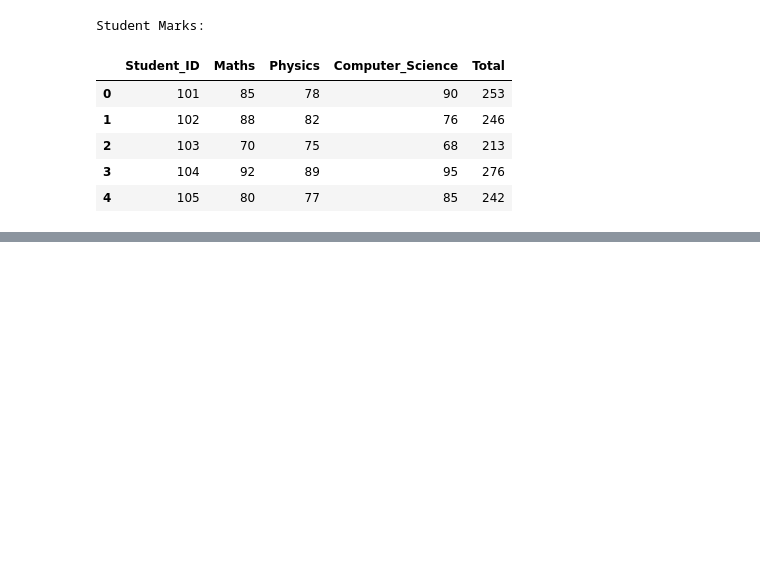
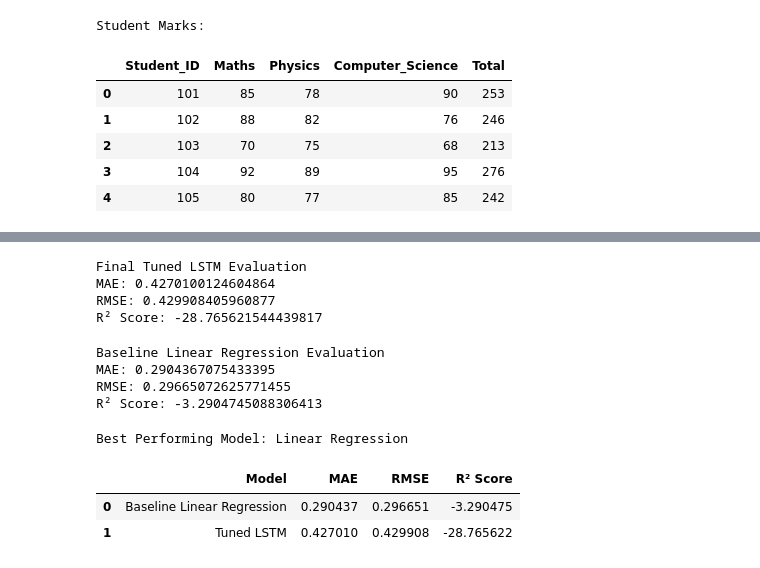
Before and after one commit to NasirAhammed810/Smart-Energy-Consumption-Analysis, a Jupyter notebook: Smart_Energy_Analysis.ipynb, the cells around one changed output, grey strips where cells are left out. Cells and saved outputs as stored; diff of their text form; code cells hidden in the pictures; blank space fills up the shorter version.

```diff
--- a/Smart_Energy_Analysis.ipynb
+++ b/Smart_Energy_Analysis.ipynb
@@ -590,0 +805,72 @@ Average RMSE: 0.09365924140748494
+# %%
+# Recreate feature & target arrays
+target_col = 'total_energy_consumption'
+feature_cols = features.columns.drop(target_col)
+
+X = features[feature_cols].values
+y = features[[target_col]].values
+
+# Scale using saved scalers
+X_scaled = scaler_X.transform(X)
+y_scaled = scaler_y.transform(y)
+# %%
+TIME_STEPS = best_params['time_steps'] if 'best_params' in globals() else 14
+
+def create_sequences(X, y, time_steps):
+    Xs, ys = [], []
+    for i in range(time_steps, len(X)):
+        Xs.append(X[i-time_steps:i])
+        ys.append(y[i])
+    return np.array(Xs), np.array(ys)
+
+X_seq_eval, y_seq_eval = create_sequences(X_scaled, y_scaled, TIME_STEPS)
+# %%
+y_pred_eval = lstm_model.predict(X_seq_eval, verbose=0)
+# %%
+lstm_mae = mean_absolute_error(y_seq_eval, y_pred_eval)
+lstm_rmse = np.sqrt(mean_squared_error(y_seq_eval, y_pred_eval))
+lstm_r2 = r2_score(y_seq_eval, y_pred_eval)
+
+print("Final Tuned LSTM Evaluation")
+print("MAE:", lstm_mae)
+print("RMSE:", lstm_rmse)
+print("R² Score:", lstm_r2)
+# %% [output]
+Final Tuned LSTM Evaluation
+MAE: 0.4270100124604864
+RMSE: 0.429908405960877
+R² Score: -28.765621544439817
+# %%
+print("\nBaseline Linear Regression Evaluation")
+print("MAE:", baseline_mae)
+print("RMSE:", baseline_rmse)
+print("R² Score:", baseline_r2)
+# %% [output]
+Baseline Linear Regression Evaluation
+MAE: 0.2904367075433395
+RMSE: 0.29665072625771455
+R² Score: -3.2904745088306413
+# %%
+if lstm_rmse < baseline_rmse:
+    best_model_name = "Tuned LSTM"
+else:
+    best_model_name = "Linear Regression"
+
+print("\nBest Performing Model:", best_model_name)
+# %% [output]
+Best Performing Model: Linear Regression
+# %%
+import pandas as pd
+
+comparison = pd.DataFrame({
+    "Model": ["Baseline Linear Regression", "Tuned LSTM"],
+    "MAE": [baseline_mae, lstm_mae],
+    "RMSE": [baseline_rmse, lstm_rmse],
+    "R² Score": [baseline_r2, lstm_r2]
+})
+
+comparison
+# %% [output]
+|  | Model | MAE | RMSE | R² Score |
+| 0 | Baseline Linear Regression | 0.290437 | 0.296651 | -3.290475 |
+| 1 | Tuned LSTM | 0.427010 | 0.429908 | -28.765622 |
```
Also changed, not shown: parts of 24 cells of this notebook.
